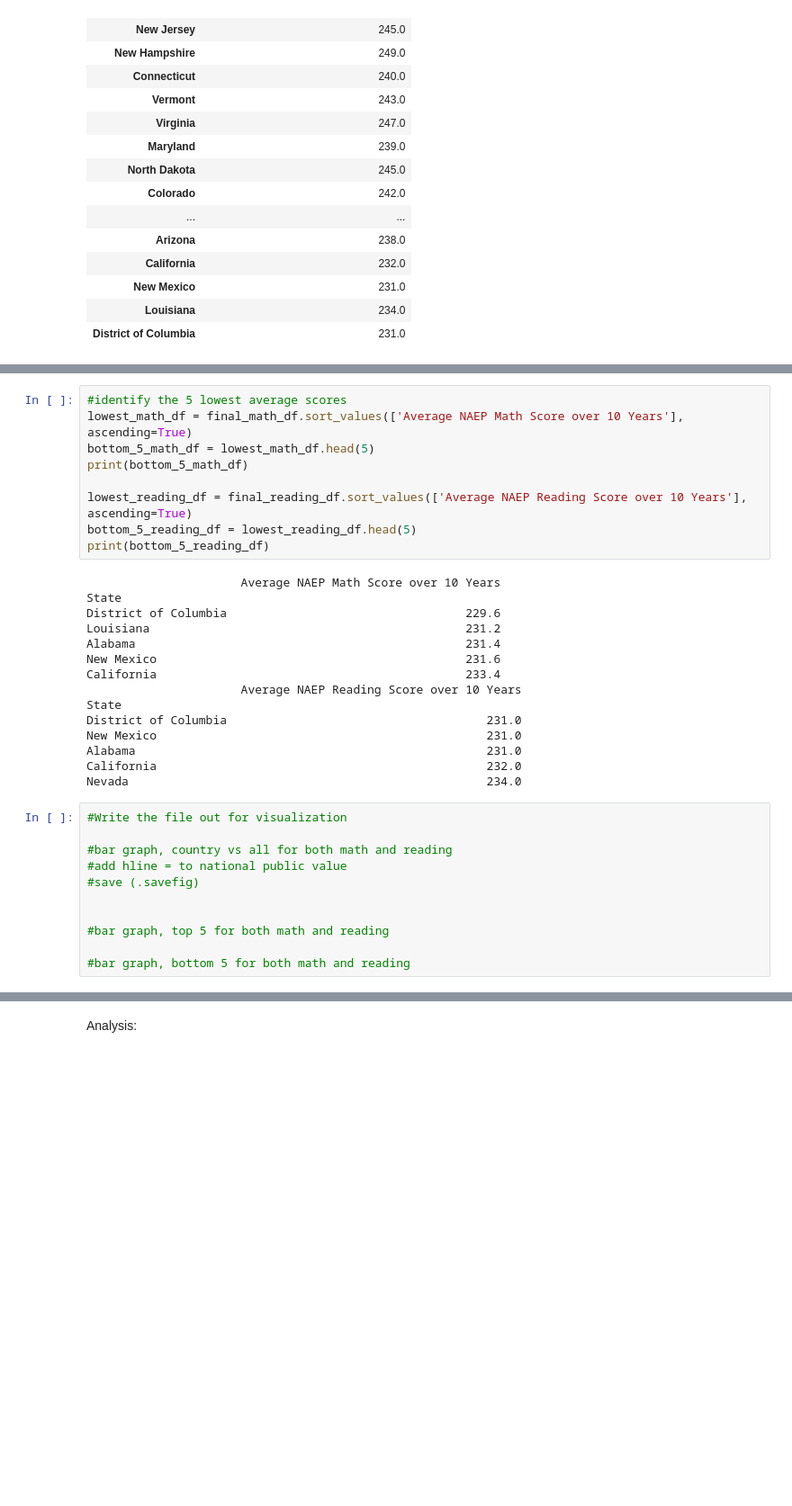
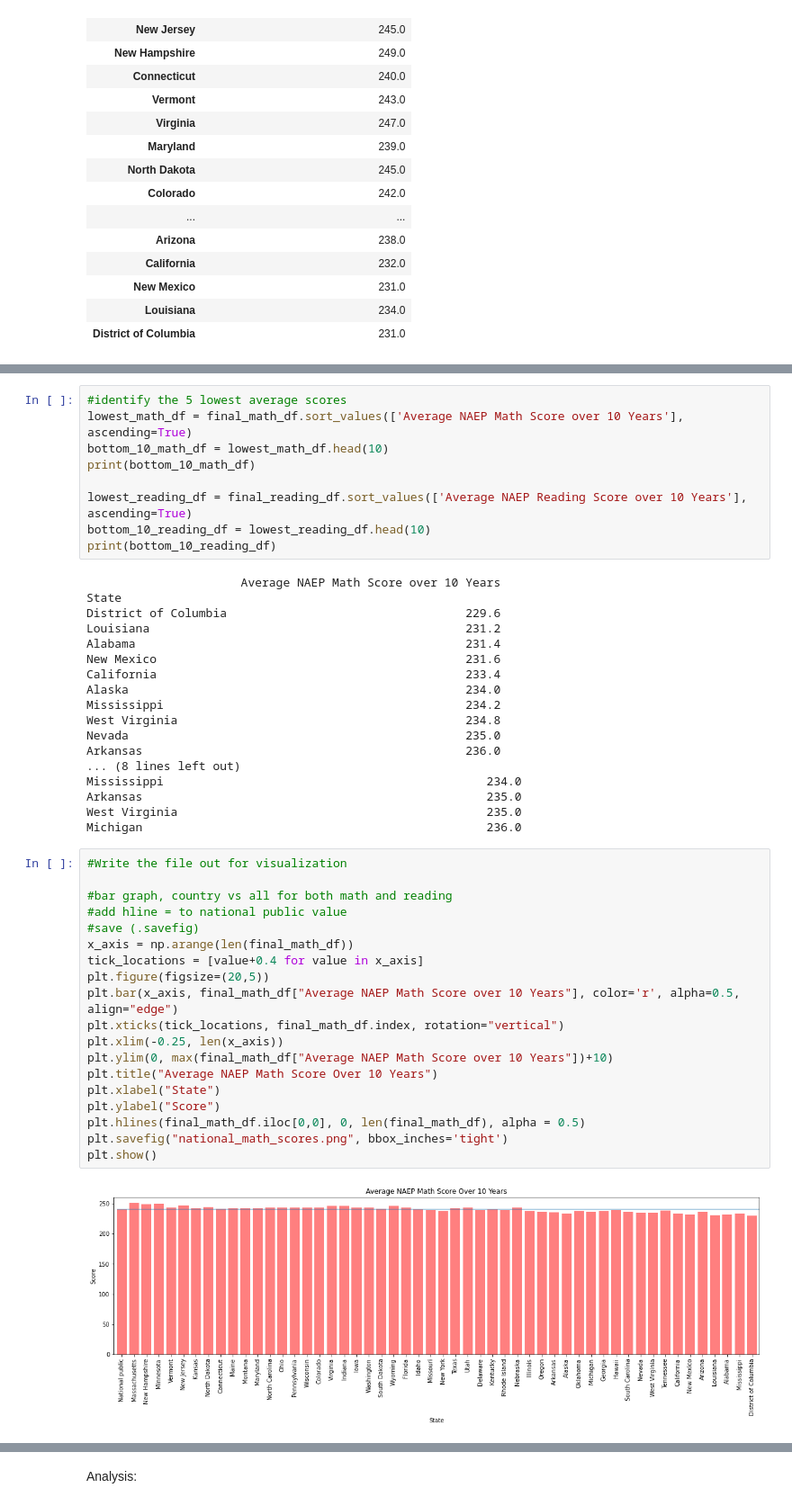
Before and after one commit to josh-acampado/dumbledores_platoon, a Jupyter notebook: National_test_scores.ipynb, the cells around one changed output, grey strips where cells are left out. Shown: that part at 90% size. Drawn from its saved outputs; the diff is of its cells as text; blank space fills up the shorter version.

Commit message:
Completed visualizations

```diff
--- a/National_test_scores.ipynb
+++ b/National_test_scores.ipynb
@@ -299,12 +303,12 @@ Wyoming                                           247.0
 # %%
 #identify the 5 lowest average scores
 lowest_math_df = final_math_df.sort_values(['Average NAEP Math Score over 10 Years'], ascending=True)
-bottom_5_math_df = lowest_math_df.head(5)
-print(bottom_5_math_df)
+bottom_10_math_df = lowest_math_df.head(10)
+print(bottom_10_math_df)
 
 lowest_reading_df = final_reading_df.sort_values(['Average NAEP Reading Score over 10 Years'], ascending=True)
-bottom_5_reading_df = lowest_reading_df.head(5)
-print(bottom_5_reading_df)
+bottom_10_reading_df = lowest_reading_df.head(10)
+print(bottom_10_reading_df)
 # %% [output]
                       Average NAEP Math Score over 10 Years
 State
@@ -313,21 +317,34 @@ Louisiana                                             231.2
 Alabama                                               231.4
 New Mexico                                            231.6
 California                                            233.4
-                      Average NAEP Reading Score over 10 Years
-State
-District of Columbia                                     231.0
-New Mexico                                               231.0
-Alabama                                                  231.0
-California                                               232.0
-Nevada                                                   234.0
+Alaska                                                234.0
+Mississippi                                           234.2
+West Virginia                                         234.8
+Nevada                                                235.0
+Arkansas                                              236.0
+... (8 lines left out)
+Mississippi                                              234.0
+Arkansas                                                 235.0
+West Virginia                                            235.0
+Michigan                                                 236.0
-# %%
-#Write the file out for visualization
-
-#bar graph, country vs all for both math and reading
-#add hline = to national public value
-#save (.savefig)
-
-
-#bar graph, top 5 for both math and reading
-
-#bar graph, bottom 5 for both math and reading
+# %%
+#Write the file out for visualization
+
+#bar graph, country vs all for both math and reading
+#add hline = to national public value
+#save (.savefig)
+x_axis = np.arange(len(final_math_df))
+tick_locations = [value+0.4 for value in x_axis]
+plt.figure(figsize=(20,5))
+plt.bar(x_axis, final_math_df["Average NAEP Math Score over 10 Years"], color='r', alpha=0.5, align="edge")
+plt.xticks(tick_locations, final_math_df.index, rotation="vertical")
+plt.xlim(-0.25, len(x_axis))
+plt.ylim(0, max(final_math_df["Average NAEP Math Score over 10 Years"])+10)
+plt.title("Average NAEP Math Score Over 10 Years")
+plt.xlabel("State")
+plt.ylabel("Score")
+plt.hlines(final_math_df.iloc[0,0], 0, len(final_math_df), alpha = 0.5)
+plt.savefig("national_math_scores.png", bbox_inches='tight')
+plt.show()
+# %% [output]
+[figure, added]
```
Also changed, not shown: parts of 7 cells of this notebook, 9 other files.
